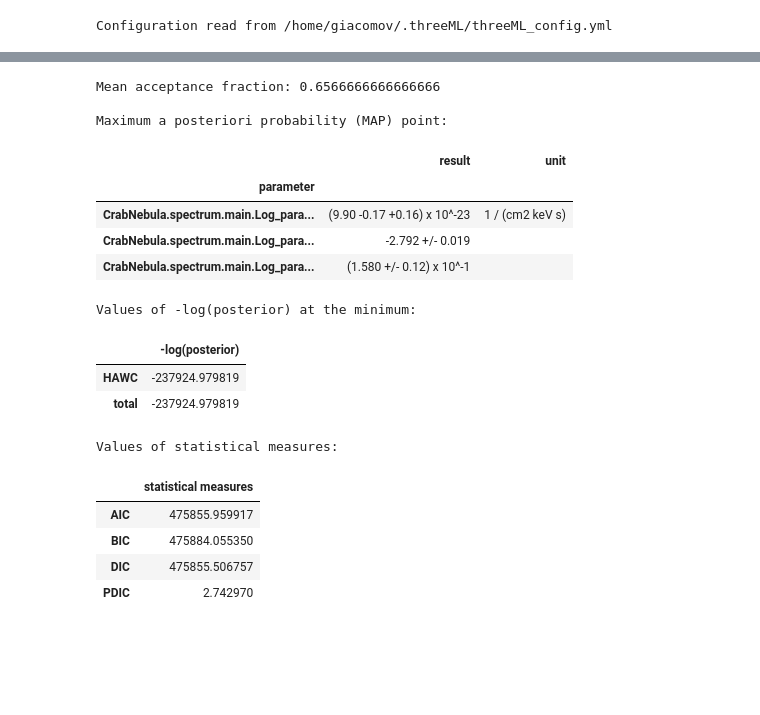
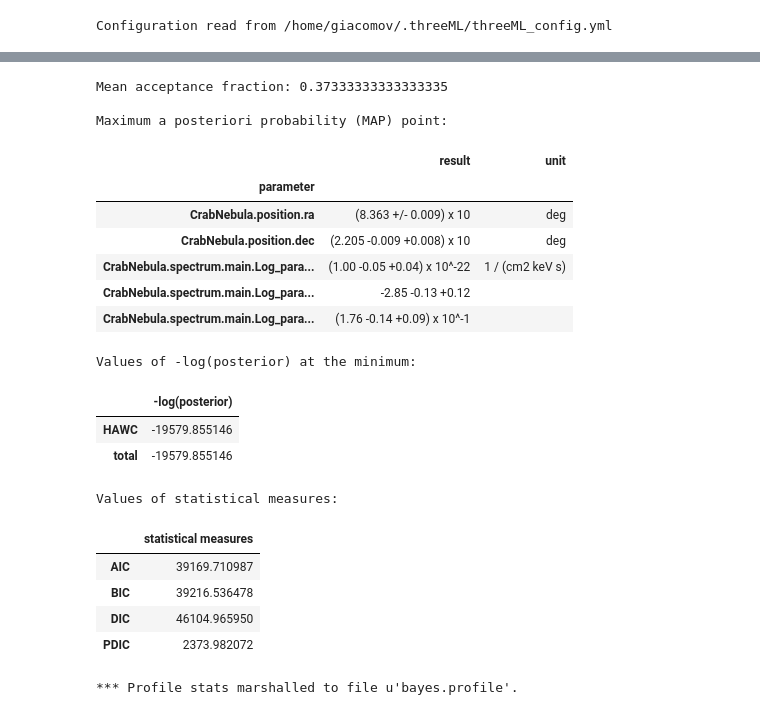
Before and after one commit to threeML/hawc_hal, a Jupyter notebook: notebooks/test_like.ipynb, the cells around one changed output, grey strips where cells are left out. Saved outputs shown, nothing was run; the diff lists cells and outputs as text; code cells hidden in the pictures; blank space fills up the shorter version.

```diff
--- a/notebooks/test_like.ipynb
+++ b/notebooks/test_like.ipynb
@@ -14,13 +14,12 @@ Configuration read from /home/giacomov/.threeML/threeML_config.yml
 # %%
 ra_crab, dec_crab = 83.633083, 22.014500
 
-roi = HealpixConeROI(3.0, 8.0, ra=ra_crab, dec=dec_crab)
+roi = HealpixConeROI(3.0, 12.0, ra=ra_crab, dec=dec_crab)
 
 hawc = HAL("HAWC",
                   "/home/giacomov/science/hawc/data/maptree_1024.root",
                   "/home/giacomov/science/hawc/data/response.root",
-                  roi,
-                  0.17)
+                  roi)
 
 hawc.set_active_measurements(1, 9)
 
@@ -228,9 +210,9 @@ print spectrum(1.0 * u.TeV).to(1/(u.TeV * u.cm**2 * u.s))
 # %%
 source.position.ra = ra_crab
-source.position.ra.free = False
+source.position.ra.free = True
 
 source.position.dec = dec_crab
-source.position.dec.free = False
+source.position.dec.free = True
 
 for parameter in model.parameters.values():
 
@@ -248,5 +230,8 @@ for parameter in model.parameters.values():
 
 bs = BayesianAnalysis(model, data)
 
-samples = bs.sample(30, 100, 100)
+%prun -D bayes.profile bs.sample(30, 10, 10)
+
+# 71.3
+# 38.3
 # %% [output]
@@ -255,20 +239,23 @@ Widget Javascript not detected.  It may not be installed or enabled properly.
-Mean acceptance fraction: 0.6566666666666666
+Mean acceptance fraction: 0.37333333333333335
 
 Maximum a posteriori probability (MAP) point:
 |  | result | unit |
 | parameter |  |  |
-| CrabNebula.spectrum.main.Log_para... | (9.90 -0.17 +0.16) x 10^-23 | 1 / (cm2 keV s) |
-| CrabNebula.spectrum.main.Log_para... | -2.792 +/- 0.019 |  |
-| CrabNebula.spectrum.main.Log_para... | (1.580 +/- 0.12) x 10^-1 |  |
+| CrabNebula.position.ra | (8.363 +/- 0.009) x 10 | deg |
+| CrabNebula.position.dec | (2.205 -0.009 +0.008) x 10 | deg |
+| CrabNebula.spectrum.main.Log_para... | (1.00 -0.05 +0.04) x 10^-22 | 1 / (cm2 keV s) |
+| CrabNebula.spectrum.main.Log_para... | -2.85 -0.13 +0.12 |  |
+| CrabNebula.spectrum.main.Log_para... | (1.76 -0.14 +0.09) x 10^-1 |  |
 Values of -log(posterior) at the minimum:
 |  | -log(posterior) |
-| HAWC | -237924.979819 |
-| total | -237924.979819 |
+| HAWC | -19579.855146 |
+| total | -19579.855146 |
 Values of statistical measures:
 |  | statistical measures |
-| AIC | 475855.959917 |
-| BIC | 475884.055350 |
-| DIC | 475855.506757 |
-| PDIC | 2.742970 |
+| AIC | 39169.710987 |
+| BIC | 39216.536478 |
+| DIC | 46104.965950 |
+| PDIC | 2373.982072 |
+*** Profile stats marshalled to file u'bayes.profile'.
 # %%
 _ = bs.corner_plot()
```
Also changed, not shown: parts of 15 cells of this notebook, 23 other files.
